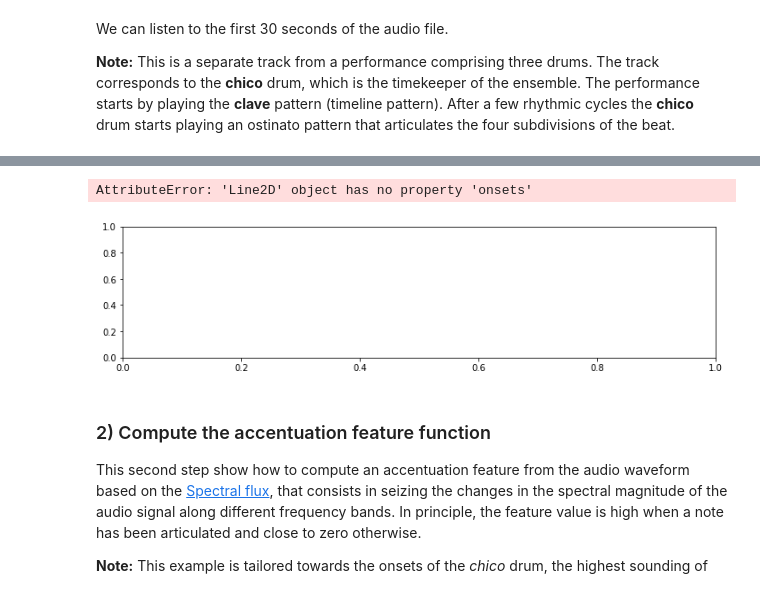
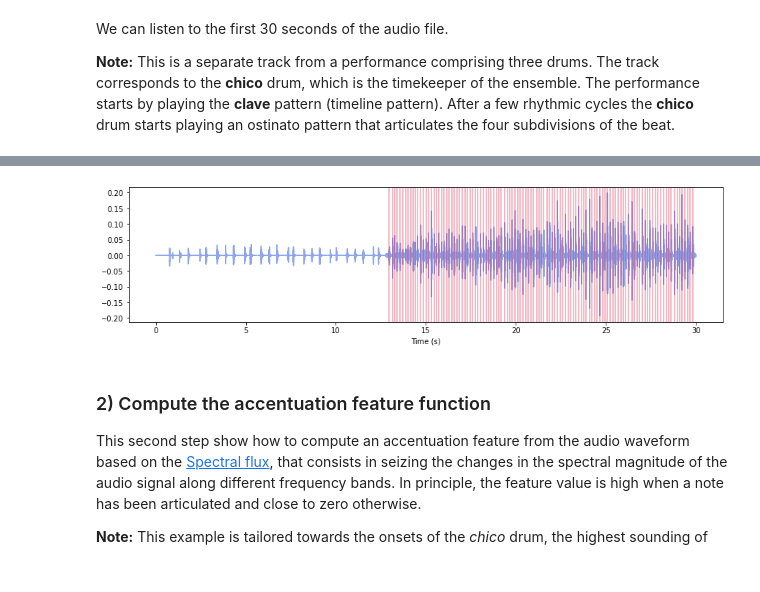
Before and after one commit to mrocamora/carat, a Jupyter notebook: examples/carat_onsets_detection_demo.ipynb, the cells around one changed output, grey strips where cells are left out. Cells and saved outputs as stored; diff of their text form; code cells hidden in the pictures.

Commit message:
improved onset detection script and notebook

```diff
--- a/examples/carat_onsets_detection_demo.ipynb
+++ b/examples/carat_onsets_detection_demo.ipynb
@@ -73,18 +73,17 @@ ipd.Audio(y, rate=sr)
 # %%
 # use onset annotations provided for the example audio file
 onset_annotations_file = util.example("chico_onsets")
 
 # load onset annotations
-onsets, _ = annotations.load_onsets(onset_annotations_file)
+onsets_ann, _ = annotations.load_onsets(onset_annotations_file)
 
 # plot waveform and beats for the first 30 seconds
 plt.figure(figsize=(12,6))
 ax1 = plt.subplot(211)
-display.wave_plot(y, sr, ax=ax1, onsets=onsets)
+display.wave_plot(y, sr, ax=ax1, onsets=onsets_ann)
 plt.tight_layout()
 # %% [output]
-AttributeError: 'Line2D' object has no property 'onsets'
-[figure, old version]
+[figure, new version]
 # %% [markdown]
 ### 2) Compute the accentuation feature function
 
```
Also changed, not shown: parts of 25 cells of this notebook, 3 other files.
